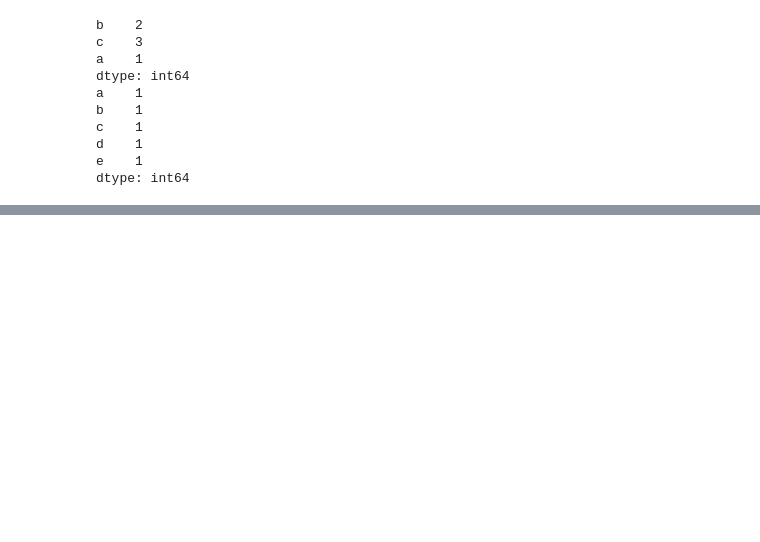
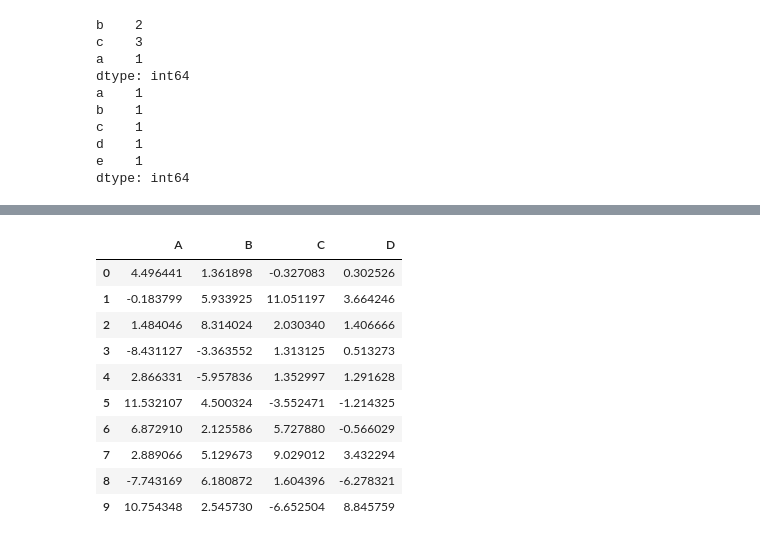
Before and after one commit to hzy0809/code, a Jupyter notebook: python/pandas/data_structures.ipynb, the cells around one changed output, grey strips where cells are left out. Drawn from its saved outputs; the diff is of its cells as text; code cells hidden in the pictures; blank space fills up the shorter version.

```diff
--- a/python/pandas/data_structures.ipynb
+++ b/python/pandas/data_structures.ipynb
@@ -79,0 +421,14 @@ dtype: float64
+# %%
+df * 5 + 2
+# %% [output]
+|  | A | B | C | D |
+| 0 | 4.496441 | 1.361898 | -0.327083 | 0.302526 |
+| 1 | -0.183799 | 5.933925 | 11.051197 | 3.664246 |
+| 2 | 1.484046 | 8.314024 | 2.030340 | 1.406666 |
+| 3 | -8.431127 | -3.363552 | 1.313125 | 0.513273 |
+| 4 | 2.866331 | -5.957836 | 1.352997 | 1.291628 |
+| 5 | 11.532107 | 4.500324 | -3.552471 | -1.214325 |
+| 6 | 6.872910 | 2.125586 | 5.727880 | -0.566029 |
+| 7 | 2.889066 | 5.129673 | 9.029012 | 3.432294 |
+| 8 | -7.743169 | 6.180872 | 1.604396 | -6.278321 |
+| 9 | 10.754348 | 2.545730 | -6.652504 | 8.845759 |
```
Also changed, not shown: parts of 61 cells of this notebook.
